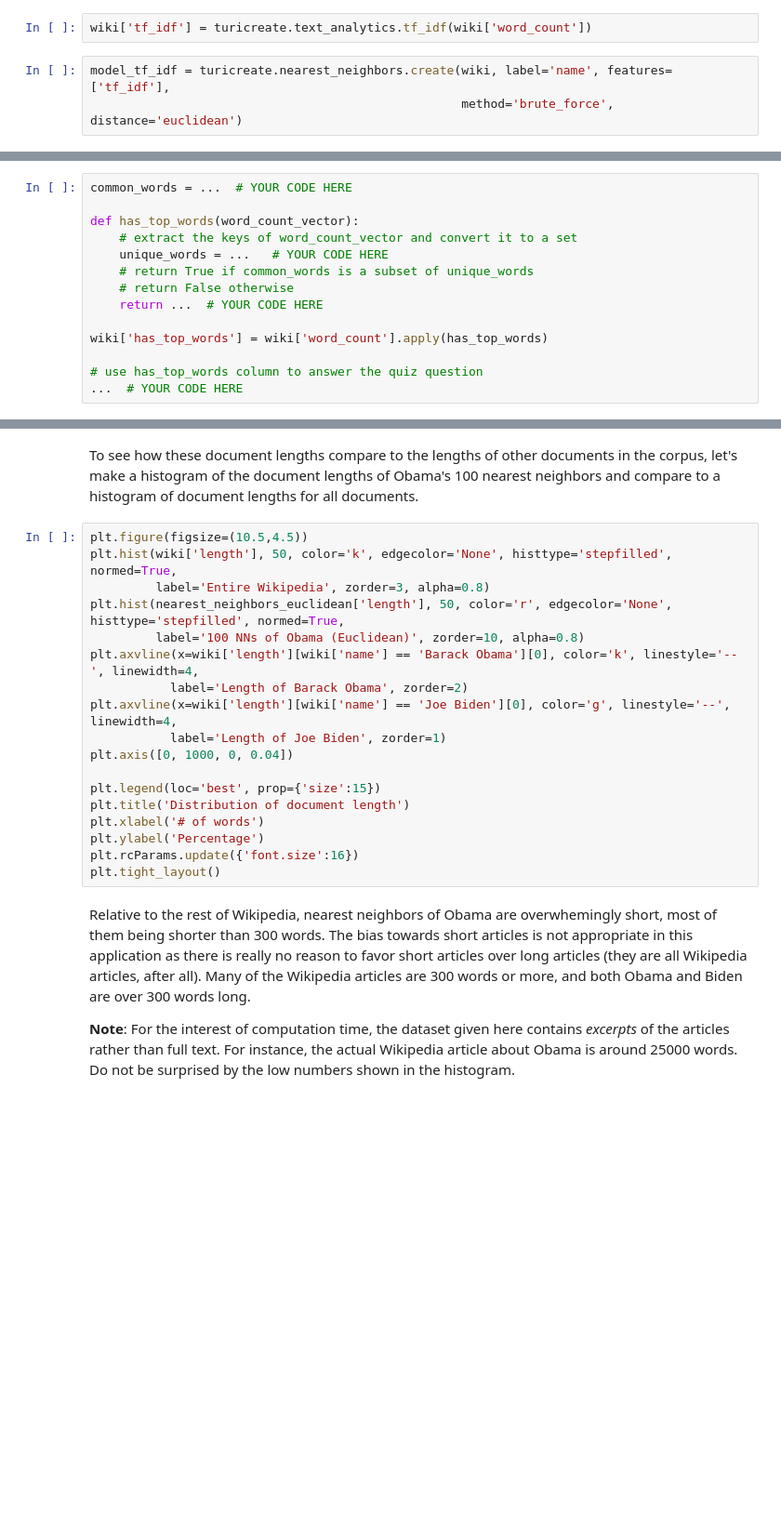
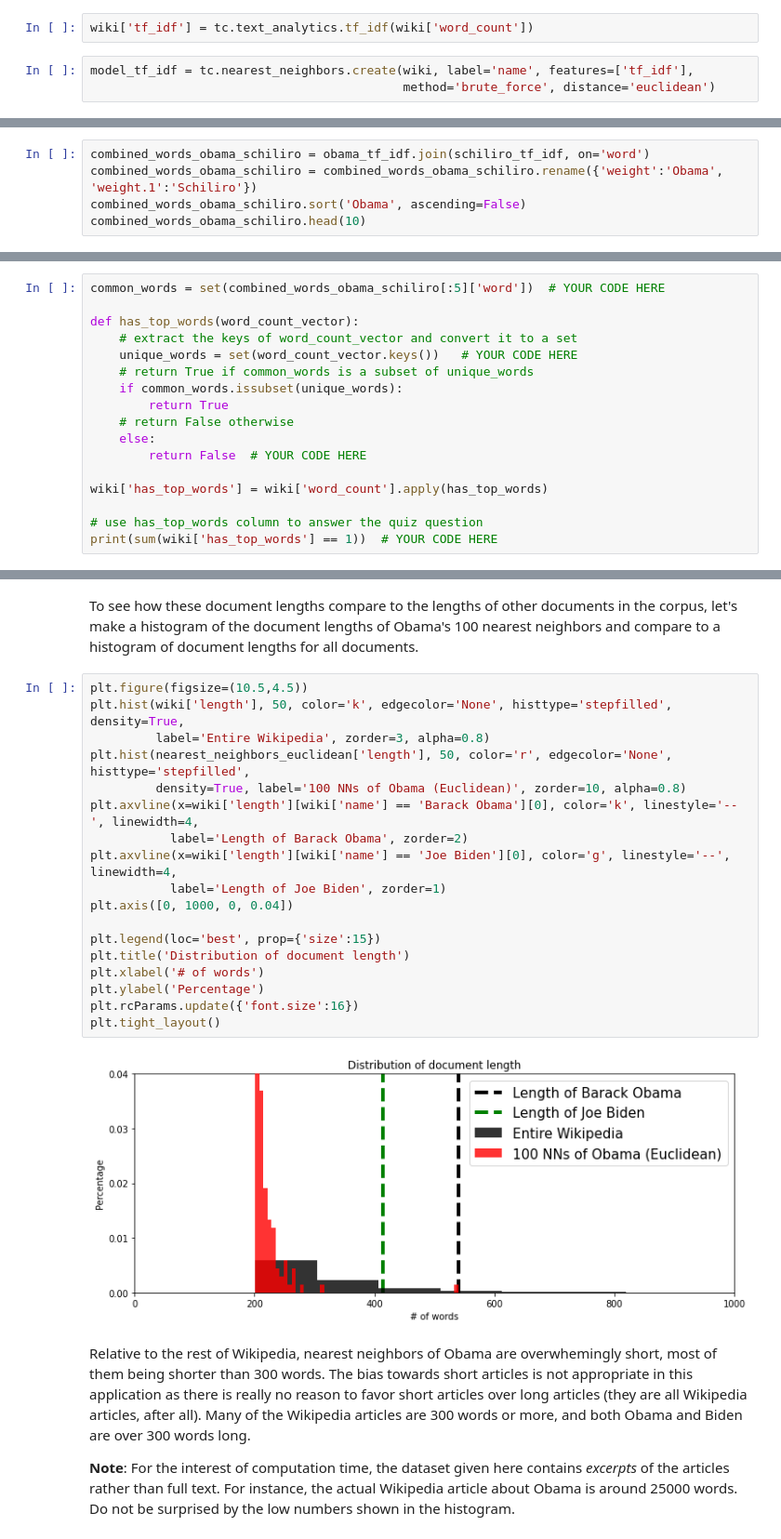
Before and after one commit to juanhenao21/machine_learning, a Jupyter notebook: 04_machine_learning_clustering_and_retrieval/week_2/quiz_01.ipynb, the cells around one changed output, grey strips where cells are left out. Shown at 93% size. Drawn from its saved outputs; the diff is of its cells as text; blank space fills up the shorter version.

```diff
--- a/04_machine_learning_clustering_and_retrieval/week_2/quiz_01.ipynb
+++ b/04_machine_learning_clustering_and_retrieval/week_2/quiz_01.ipynb
@@ -304,7 +304,7 @@ Much of the perceived commonalities between Obama and Barrio were due to occurre
 
 To retrieve articles that are more relevant, we should focus more on rare words that don't happen in every article. **TF-IDF** (term frequency–inverse document frequency) is a feature representation that penalizes words that are too common.  Let's use Turi Create's implementation of TF-IDF and repeat the search for the 10 nearest neighbors of Barack Obama:
 # %%
-wiki['tf_idf'] = turicreate.text_analytics.tf_idf(wiki['word_count'])
+wiki['tf_idf'] = tc.text_analytics.tf_idf(wiki['word_count'])
 # %%
-model_tf_idf = turicreate.nearest_neighbors.create(wiki, label='name', features=['tf_idf'],
-                                                   method='brute_force', distance='euclidean')
+model_tf_idf = tc.nearest_neighbors.create(wiki, label='name', features=['tf_idf'],
+                                           method='brute_force', distance='euclidean')
@@ -330,2 +372,7 @@ schiliro_tf_idf
 # %% [markdown]
 Using the **join** operation we learned earlier, try your hands at computing the common words shared by Obama's and Schiliro's articles. Sort the common words by their TF-IDF weights in Obama's document.
+# %%
+combined_words_obama_schiliro = obama_tf_idf.join(schiliro_tf_idf, on='word')
+combined_words_obama_schiliro = combined_words_obama_schiliro.rename({'weight':'Obama', 'weight.1':'Schiliro'})
+combined_words_obama_schiliro.sort('Obama', ascending=False)
+combined_words_obama_schiliro.head(10)
@@ -334,16 +394,19 @@ The first 10 words should say: Obama, law, democratic, Senate, presidential, pre
 # %% [markdown]
 **Quiz Question**. Among the words that appear in both Barack Obama and Phil Schiliro, take the 5 that have largest weights in Obama. How many of the articles in the Wikipedia dataset contain all of those 5 words?
 # %%
-common_words = ...  # YOUR CODE HERE
+common_words = set(combined_words_obama_schiliro[:5]['word'])  # YOUR CODE HERE
 
 def has_top_words(word_count_vector):
     # extract the keys of word_count_vector and convert it to a set
-    unique_words = ...   # YOUR CODE HERE
+    unique_words = set(word_count_vector.keys())   # YOUR CODE HERE
     # return True if common_words is a subset of unique_words
+    if common_words.issubset(unique_words):
+        return True
     # return False otherwise
-    return ...  # YOUR CODE HERE
+    else:
+        return False  # YOUR CODE HERE
 
 wiki['has_top_words'] = wiki['word_count'].apply(has_top_words)
 
 # use has_top_words column to answer the quiz question
-...  # YOUR CODE HERE
+print(sum(wiki['has_top_words'] == 1))  # YOUR CODE HERE
@@ -375,22 +490,24 @@ nearest_neighbors_euclidean.sort('rank')
 To see how these document lengths compare to the lengths of other documents in the corpus, let's make a histogram of the document lengths of Obama's 100 nearest neighbors and compare to a histogram of document lengths for all documents.
 # %%
 plt.figure(figsize=(10.5,4.5))
-plt.hist(wiki['length'], 50, color='k', edgecolor='None', histtype='stepfilled', normed=True,
+plt.hist(wiki['length'], 50, color='k', edgecolor='None', histtype='stepfilled', density=True,
          label='Entire Wikipedia', zorder=3, alpha=0.8)
-plt.hist(nearest_neighbors_euclidean['length'], 50, color='r', edgecolor='None', histtype='stepfilled', normed=True,
-         label='100 NNs of Obama (Euclidean)', zorder=10, alpha=0.8)
+plt.hist(nearest_neighbors_euclidean['length'], 50, color='r', edgecolor='None', histtype='stepfilled',
+         density=True, label='100 NNs of Obama (Euclidean)', zorder=10, alpha=0.8)
 plt.axvline(x=wiki['length'][wiki['name'] == 'Barack Obama'][0], color='k', linestyle='--', linewidth=4,
            label='Length of Barack Obama', zorder=2)
 plt.axvline(x=wiki['length'][wiki['name'] == 'Joe Biden'][0], color='g', linestyle='--', linewidth=4,
            label='Length of Joe Biden', zorder=1)
 plt.axis([0, 1000, 0, 0.04])
 
 plt.legend(loc='best', prop={'size':15})
 plt.title('Distribution of document length')
 plt.xlabel('# of words')
 plt.ylabel('Percentage')
 plt.rcParams.update({'font.size':16})
 plt.tight_layout()
+# %% [output]
+[figure, added]
 # %% [markdown]
 Relative to the rest of Wikipedia, nearest neighbors of Obama are overwhemingly short, most of them being shorter than 300 words. The bias towards short articles is not appropriate in this application as there is really no reason to  favor short articles over long articles (they are all Wikipedia articles, after all). Many of the Wikipedia articles are 300 words or more, and both Obama and Biden are over 300 words long.
 
```
Also changed, not shown: parts of 22 cells of this notebook.
